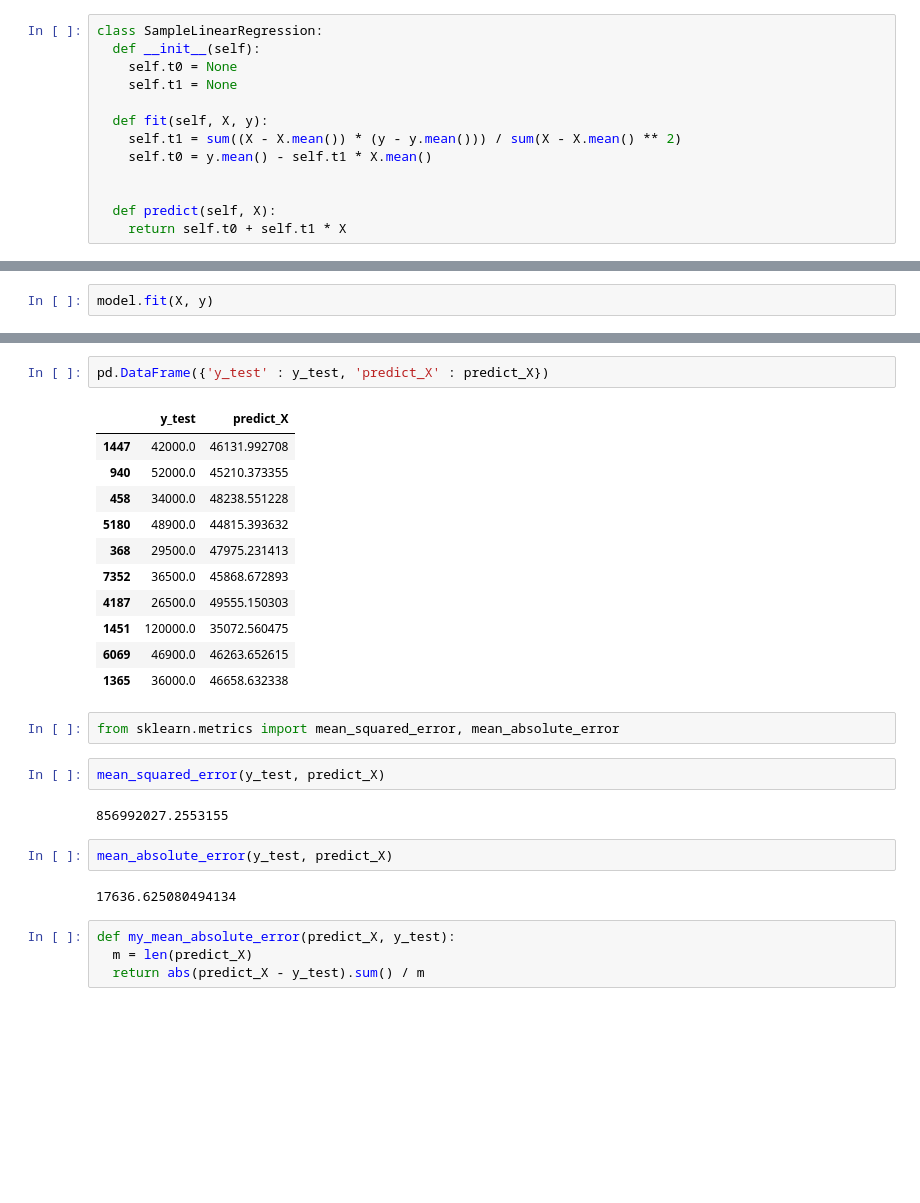
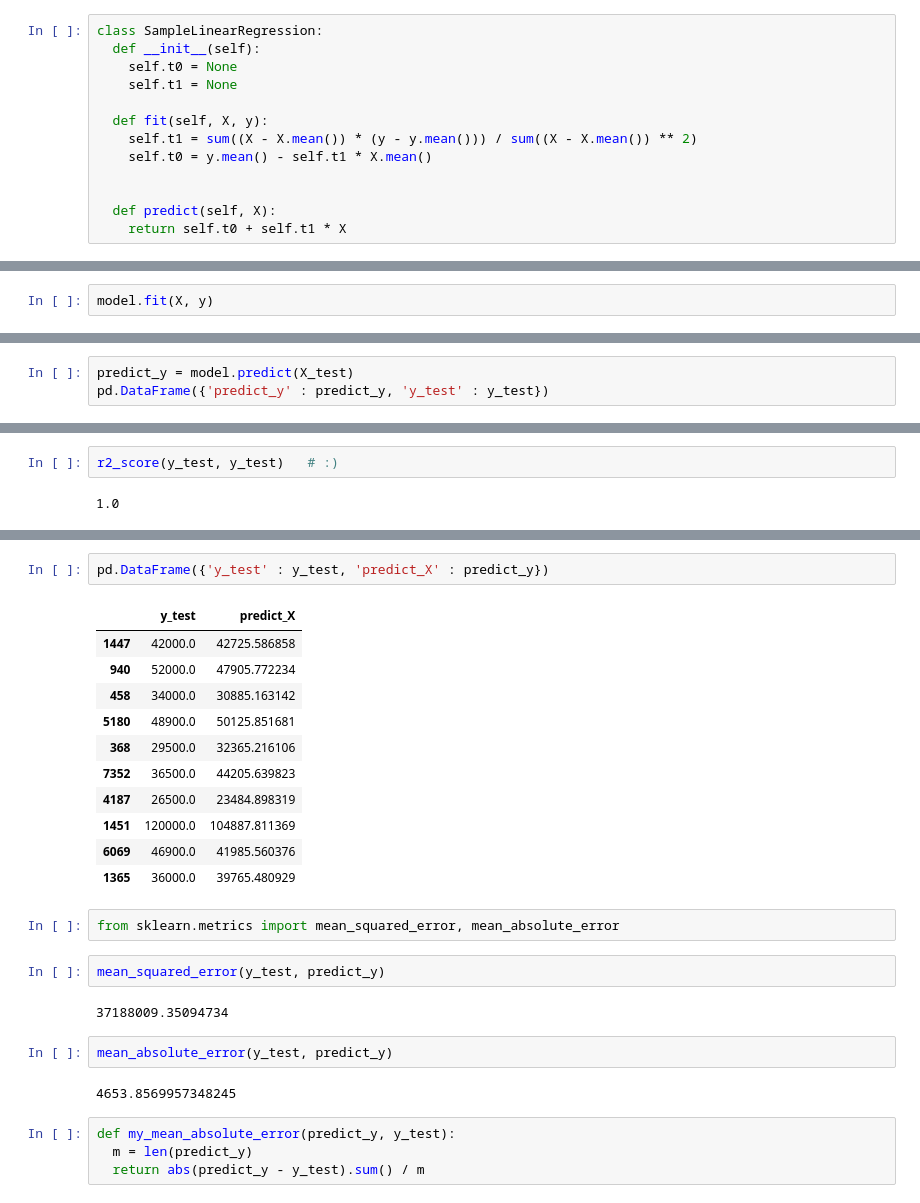
Before and after one commit to Shermukhammat/Mohirdev_Data_Science_praktikum, a Jupyter notebook: Regressiya/05_ml_07_LinerRegression.ipynb, the cells around one changed output, grey strips where cells are left out. Cells and saved outputs as stored; diff of their text form; blank space fills up the shorter version.

Commit message:
I fixed Sampleregresion model error

```diff
--- a/Regressiya/05_ml_07_LinerRegression.ipynb
+++ b/Regressiya/05_ml_07_LinerRegression.ipynb
@@ -167,7 +170,7 @@ class SampleLinearRegression:
     self.t1 = None
 
   def fit(self, X, y):
-    self.t1 = sum((X - X.mean()) * (y - y.mean())) / sum(X - X.mean() ** 2)
+    self.t1 = sum((X - X.mean()) * (y - y.mean())) / sum((X - X.mean()) ** 2)
     self.t0 = y.mean() - self.t1 * X.mean()
 
 
@@ -199,0 +183,3 @@ r2_score(y_test, predict_X)   # :)
+# %%
+predict_y = model.predict(X_test)
+pd.DataFrame({'predict_y' : predict_y, 'y_test' : y_test})
@@ -200,3 +198,7 @@ r2_score(y_test, predict_X)   # :)
+# %%
+r2_score(y_test, y_test)   # :)
+# %% [output]
+1.0
 # %% [markdown]
 ## 3-Vazifa
 
@@ -206,31 +208,31 @@ Hisoblangan va asl qiymtlar o'rtasidagi RMSE (root mean square error), MAE (mean
 
 ![Imgur](https://i.imgur.com/aXL9iWa.png)
 # %%
-pd.DataFrame({'y_test' : y_test, 'predict_X' : predict_X})
+pd.DataFrame({'y_test' : y_test, 'predict_X' : predict_y})
 # %% [output]
 |  | y_test | predict_X |
-| 1447 | 42000.0 | 46131.992708 |
-| 940 | 52000.0 | 45210.373355 |
-| 458 | 34000.0 | 48238.551228 |
-| 5180 | 48900.0 | 44815.393632 |
-| 368 | 29500.0 | 47975.231413 |
-| 7352 | 36500.0 | 45868.672893 |
-| 4187 | 26500.0 | 49555.150303 |
-| 1451 | 120000.0 | 35072.560475 |
-| 6069 | 46900.0 | 46263.652615 |
-| 1365 | 36000.0 | 46658.632338 |
+| 1447 | 42000.0 | 42725.586858 |
+| 940 | 52000.0 | 47905.772234 |
+| 458 | 34000.0 | 30885.163142 |
+| 5180 | 48900.0 | 50125.851681 |
+| 368 | 29500.0 | 32365.216106 |
+| 7352 | 36500.0 | 44205.639823 |
+| 4187 | 26500.0 | 23484.898319 |
+| 1451 | 120000.0 | 104887.811369 |
+| 6069 | 46900.0 | 41985.560376 |
+| 1365 | 36000.0 | 39765.480929 |
 # %%
 from sklearn.metrics import mean_squared_error, mean_absolute_error
 # %%
-mean_squared_error(y_test, predict_X)
+mean_squared_error(y_test, predict_y)
 # %% [output]
-856992027.2553155
+37188009.35094734
 # %%
-mean_absolute_error(y_test, predict_X)
+mean_absolute_error(y_test, predict_y)
 # %% [output]
-17636.625080494134
+4653.8569957348245
 # %%
-def my_mean_absolute_error(predict_X, y_test):
-  m = len(predict_X)
-  return abs(predict_X - y_test).sum() / m
+def my_mean_absolute_error(predict_y, y_test):
+  m = len(predict_y)
+  return abs(predict_y - y_test).sum() / m
 # %%
```
Also changed, not shown: parts of 10 cells of this notebook.
